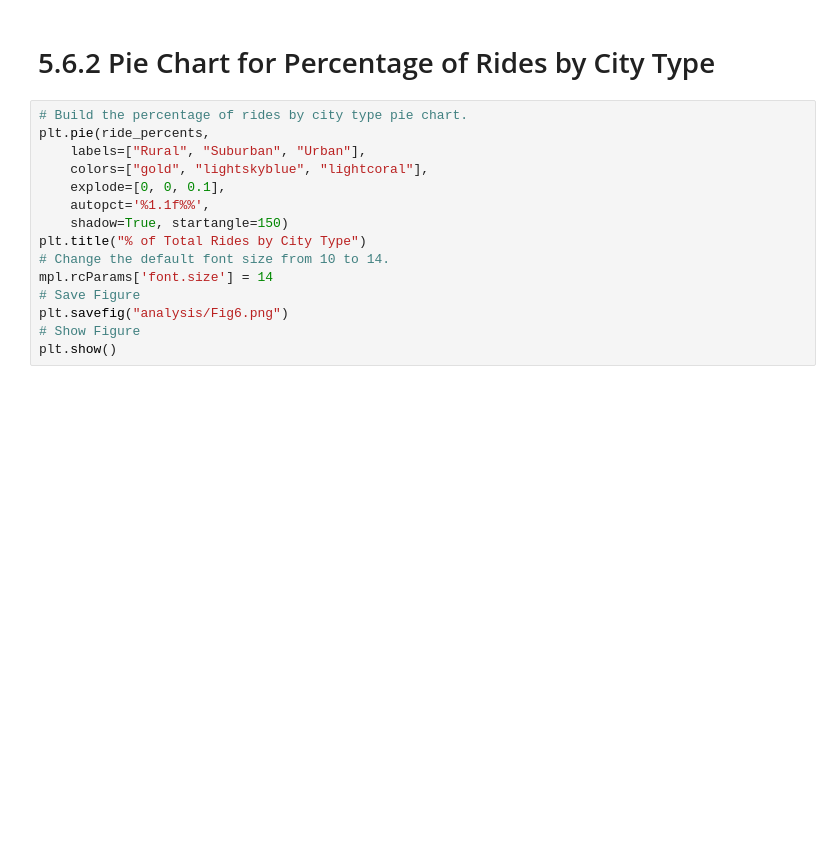
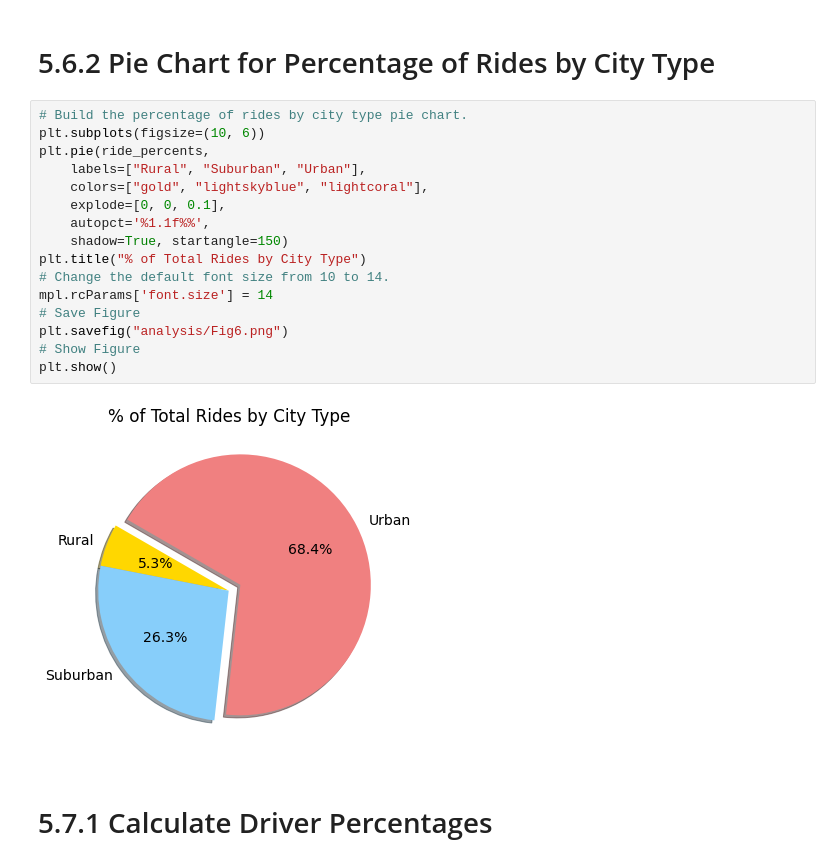
Before and after one commit to christybell/PyBer_Analysis, a Jupyter notebook: PyBer.ipynb, the cells around one changed output. Drawn from its saved outputs; the diff is of its cells as text; blank space fills up the shorter version.

Commit message:
added final pie chart

```diff
--- a/PyBer.ipynb
+++ b/PyBer.ipynb
@@ -963,16 +963,21 @@ Name: ride_id, dtype: float64
 # 5.6.2 Pie Chart for Percentage of Rides by City Type
 # %%
 # Build the percentage of rides by city type pie chart.
+plt.subplots(figsize=(10, 6))
 plt.pie(ride_percents,
     labels=["Rural", "Suburban", "Urban"],
     colors=["gold", "lightskyblue", "lightcoral"],
     explode=[0, 0, 0.1],
     autopct='%1.1f%%',
     shadow=True, startangle=150)
 plt.title("% of Total Rides by City Type")
 # Change the default font size from 10 to 14.
 mpl.rcParams['font.size'] = 14
 # Save Figure
 plt.savefig("analysis/Fig6.png")
 # Show Figure
 plt.show()
+# %% [output]
+[figure, added]
+# %% [markdown]
+# 5.7.1 Calculate Driver Percentages
```
Also changed, not shown: parts of 3 cells of this notebook, 1 other file.
